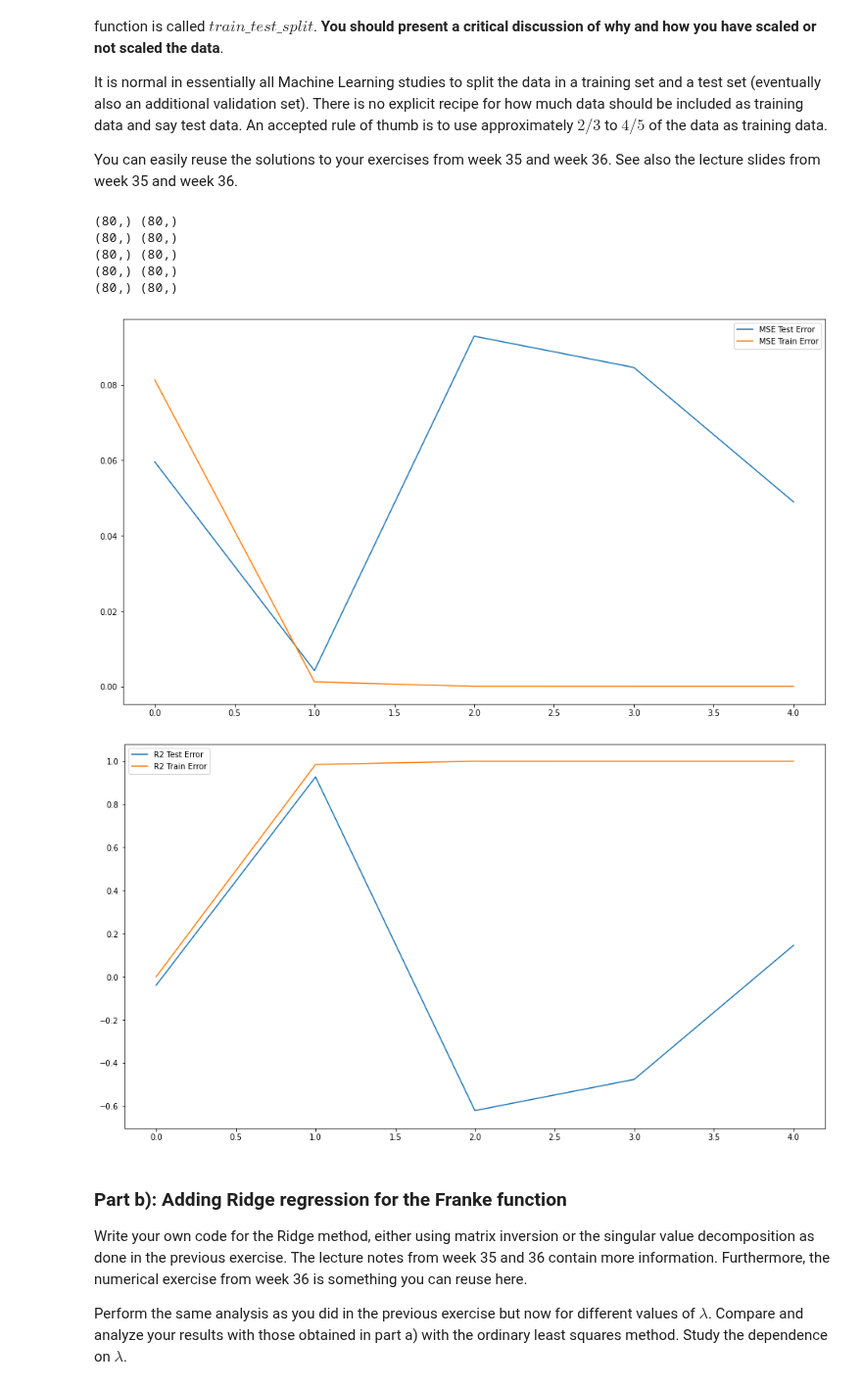
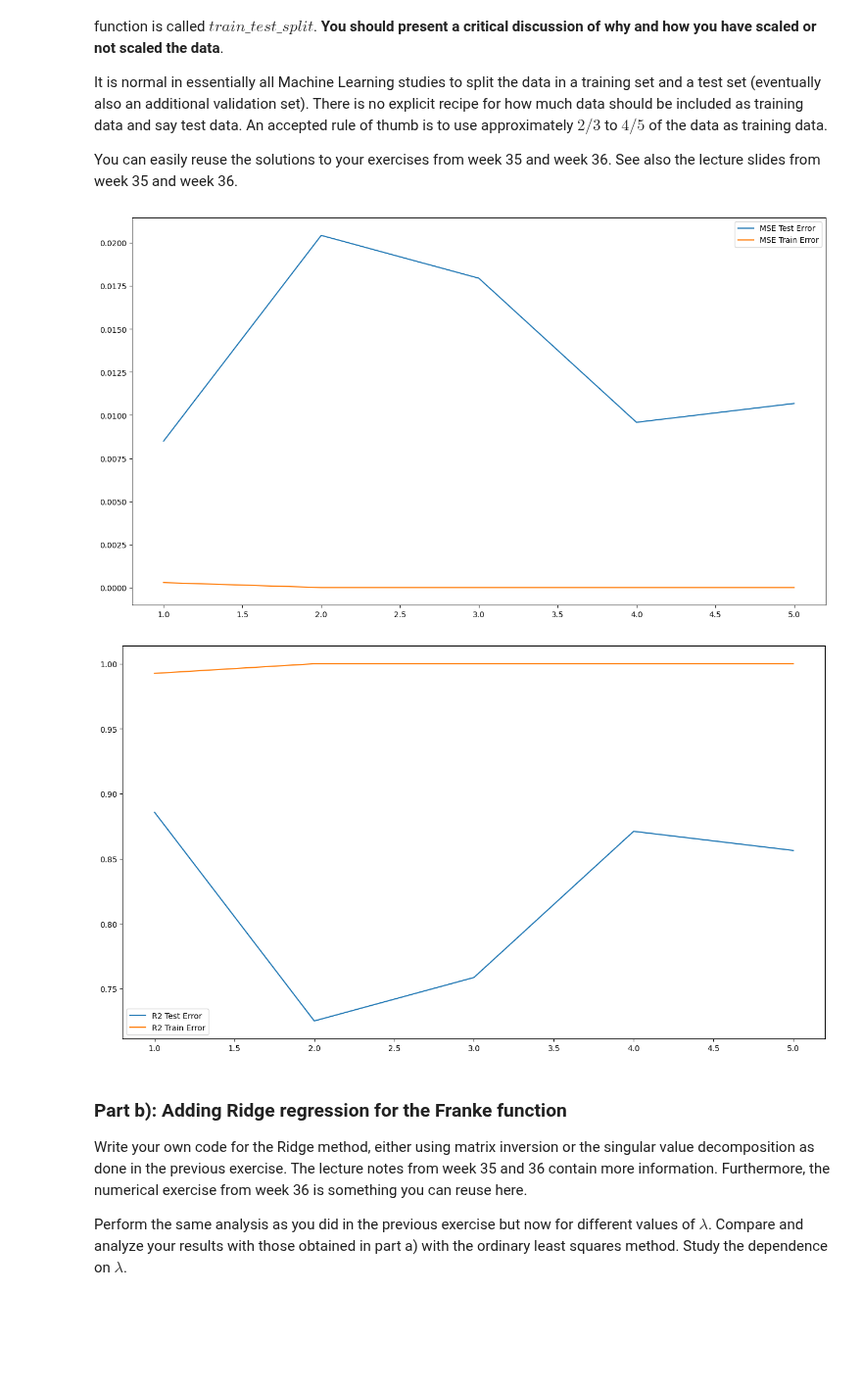
Before and after one commit to Sofriet/Project1data-ml, a Jupyter notebook: Project1.ipynb, the cells around one changed output. Shown at 98% size. Saved outputs shown, nothing was run; the diff lists cells and outputs as text; code cells hidden in the pictures; blank space fills up the shorter version.

```diff
--- a/Project1.ipynb
+++ b/Project1.ipynb
@@ -240,50 +234,48 @@ PolynomialDegree = 5
 
 X = create_X(x, y, n = PolynomialDegree)
 
+np.random.seed(1509)
+
 X_train, X_test, z_train, z_test = train_test_split(X,z,test_size=0.2)
 clf = skl.LinearRegression().fit(X_train, z_train)
 
-scaler = StandardScaler()
-scaler.fit(X_train)
-X_train_scaled = scaler.transform(X_train)
-X_test_scaled = scaler.transform(X_test)
+# scaler = StandardScaler()
+# scaler.fit(X_train)
+# X_train = scaler.transform(X_train)
+# X_test = scaler.transform(X_test)
 
 
-for degree in range(0,PolynomialDegree):
+for degree in range(1,PolynomialDegree+1):
     model = make_pipeline(PolynomialFeatures(degree=degree), LinearRegression(fit_intercept=False))
-    clf = model.fit(X_train_scaled, z_train)
-    z_fit = clf.predict(X_train_scaled)
-    z_pred = clf.predict(X_test_scaled)
+    clf = model.fit(X_train, z_train)
+    z_fit = clf.predict(X_train)
+    z_pred = clf.predict(X_test)
+
+    z_fit_nscale = clf.predict(X_train)
+    z_pred_nscale = clf.predict(X_test)
     PolyDegree.append(degree)
-
-    print(z_fit.shape,z_train.shape)
 
     MSETrain.append(mean_squared_error(z_fit,z_train))
     MSETest.append(mean_squared_error(z_test, z_pred))
     R2Train.append(r2_score(z_fit, z_train))
     R2Test.append(r2_score(z_test, z_pred))
 
 plt.figure(figsize=(16,9))
 plt.plot(PolyDegree, MSETest, label='MSE Test Error')
 plt.plot(PolyDegree, MSETrain, label='MSE Train Error')
 # plt.ylim(0,0.25)
 plt.legend()
 plt.show()
 
 plt.figure(figsize=(16,9))
 plt.plot(PolyDegree, R2Test, label='R2 Test Error')
 plt.plot(PolyDegree, R2Train, label='R2 Train Error')
 # plt.ylim(0,0.25)
 plt.legend()
 plt.show()
 # %% [output]
-(80,) (80,)
-(80,) (80,)
-(80,) (80,)
-(80,) (80,)
-(80,) (80,)
-[figure, old version]
+[figure, new version]
-[figure, old version]
+[figure, new version]
 # %% [markdown]
 ### Part b): Adding Ridge regression for  the Franke function
 
```
Also changed, not shown: parts of 6 cells of this notebook.
